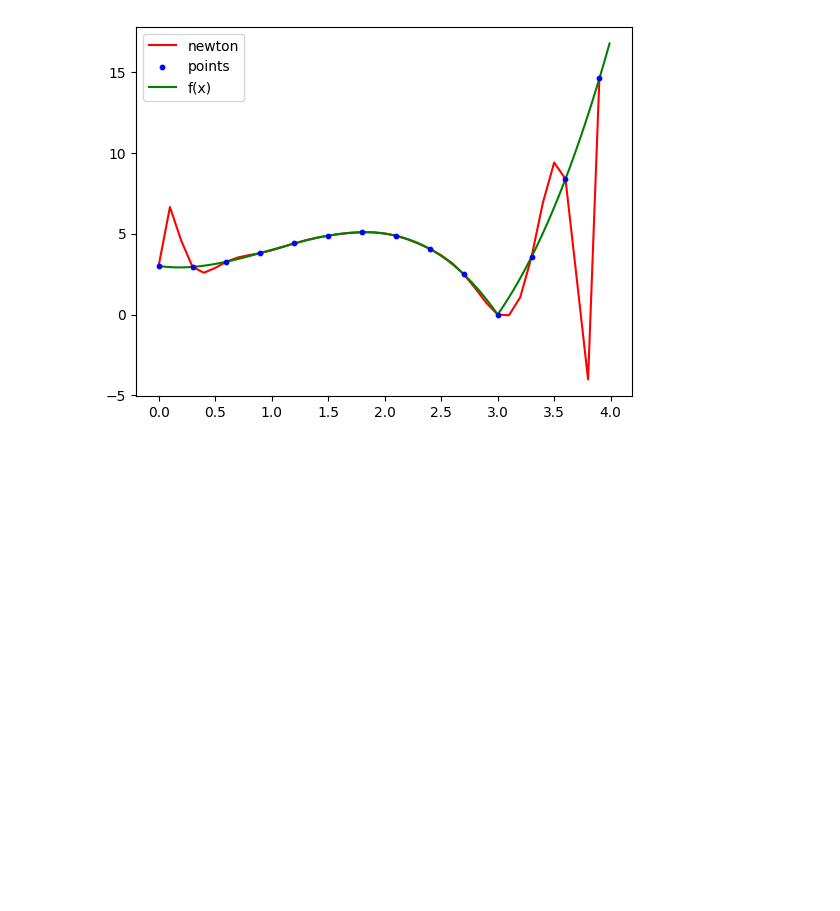
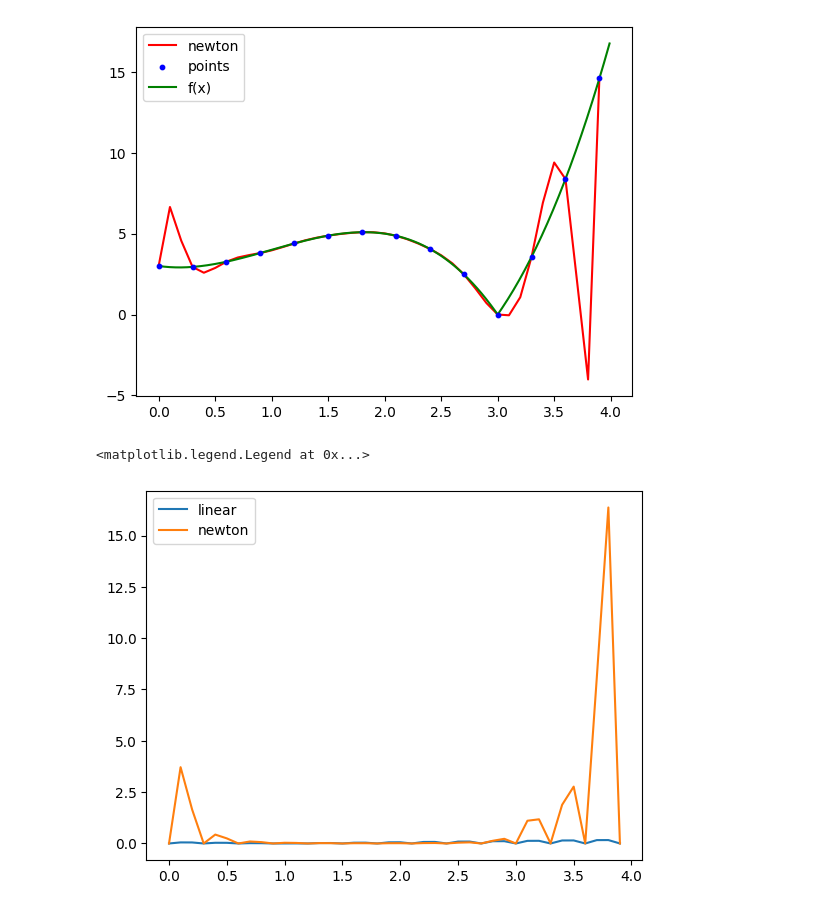
Before and after one commit to kudrmax/numerical-methods, a Jupyter notebook: approximation/6.7.4.ipynb, the cells around one changed output. Saved outputs shown, nothing was run; the diff lists cells and outputs as text; code cells hidden in the pictures; blank space fills up the shorter version.

```diff
--- a/approximation/6.7.4.ipynb
+++ b/approximation/6.7.4.ipynb
@@ -102,3 +102,10 @@ plt.legend(loc='best')
 # %% [output]
 <matplotlib.legend.Legend at 0x...>
 [figure]
+# %%
+plt.plot(x_list_extended, np.abs(f(x_list_extended) - y_list_linear), label='linear')
+plt.plot(x_list_extended, np.abs(f(x_list_extended) - y_list_inter), label='newton')
+plt.legend(loc='best')
+# %% [output]
+<matplotlib.legend.Legend at 0x...>
+[figure, added]
```
